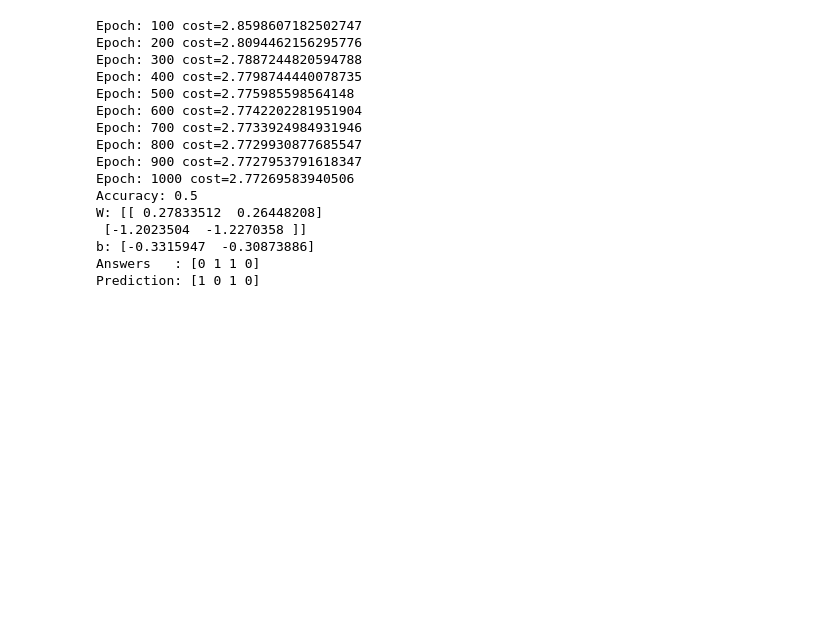
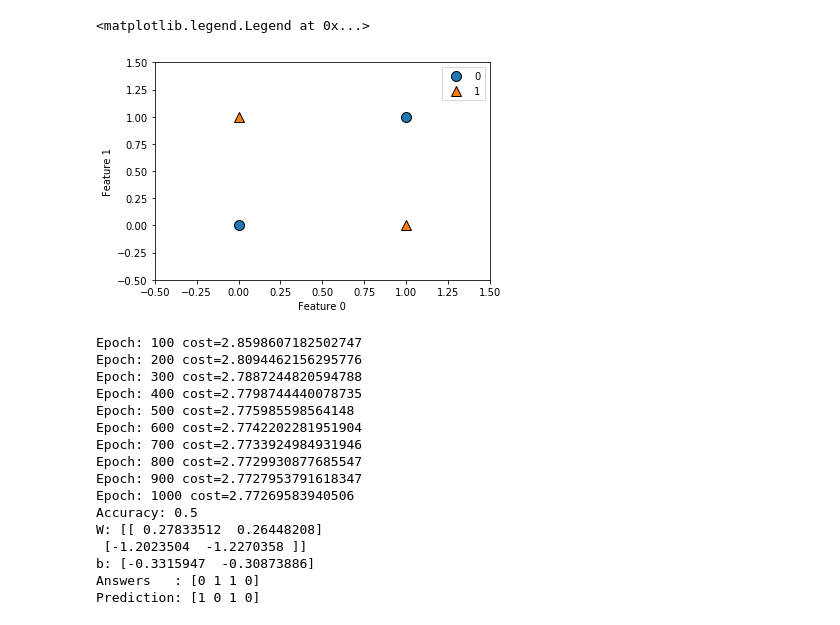
Before and after one commit to jongukim/notebooks-deep-learning, a Jupyter notebook: 3. Deep Learning (XOR problem).ipynb, the cells around one changed output. Drawn from its saved outputs; the diff is of its cells as text; code cells hidden in the pictures; blank space fills up the shorter version.

```diff
--- a/3. Deep Learning (XOR problem).ipynb
+++ b/3. Deep Learning (XOR problem).ipynb
@@ -8,6 +8,16 @@ plt.rcParams["figure.figsize"] = [8, 4]
 # %%
 X = np.array(([0, 0], [0, 1], [1, 0], [1, 1]))
 Y = np.array(([0, 1, 1, 0]))
+# %%
+mglearn.discrete_scatter(X[:, 0], X[:, 1], Y)
+plt.ylim(-0.5, 1.5)
+plt.xlim(-0.5, 1.5)
+plt.xlabel('Feature 0')
+plt.ylabel('Feature 1')
+plt.legend(['0', '1'])
+# %% [output]
+<matplotlib.legend.Legend at 0x...>
+[figure, added]
 # %%
 g = tf.Graph()
 with g.as_default():
```
Also changed, not shown: 2 other files.
